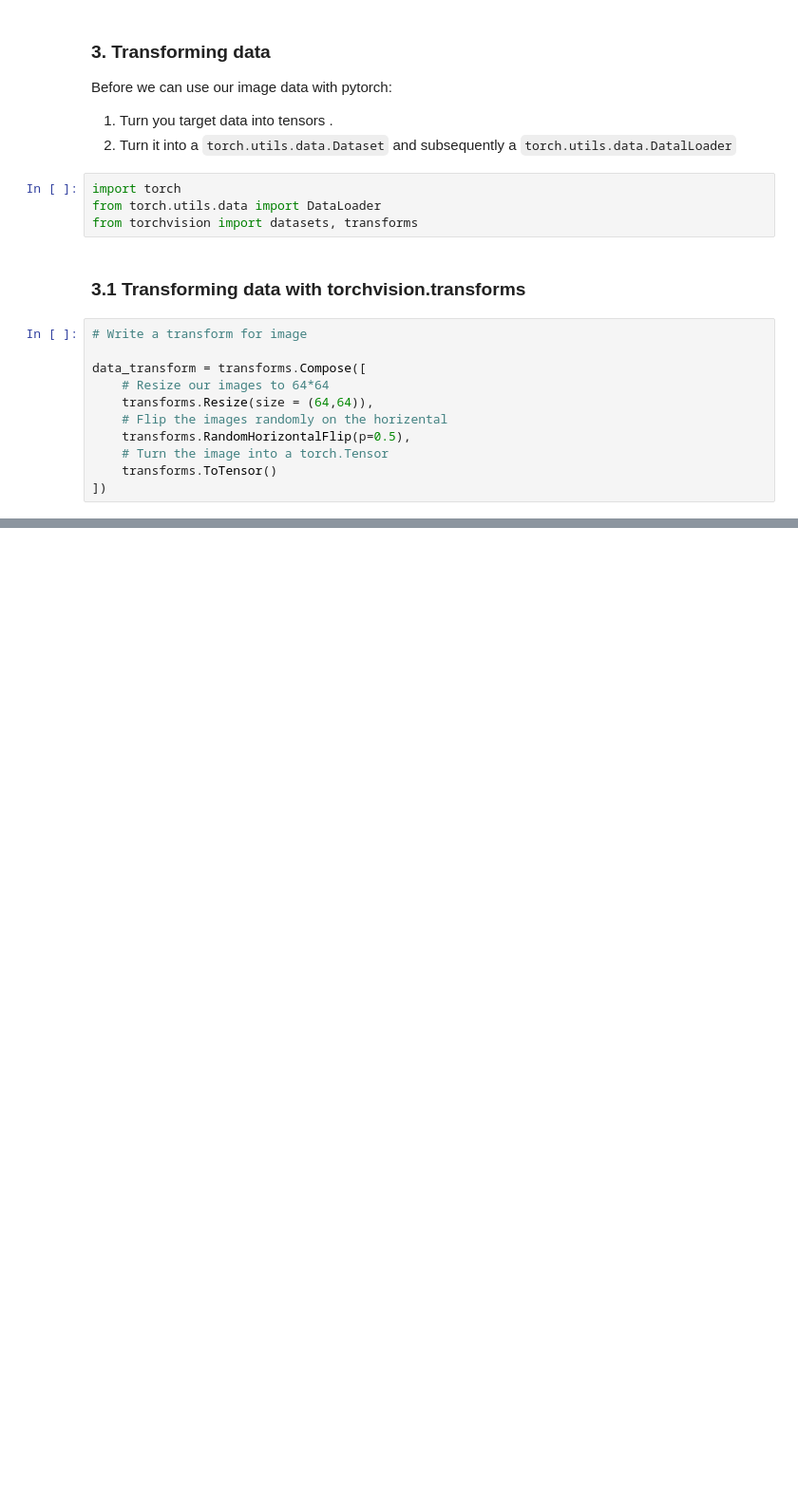
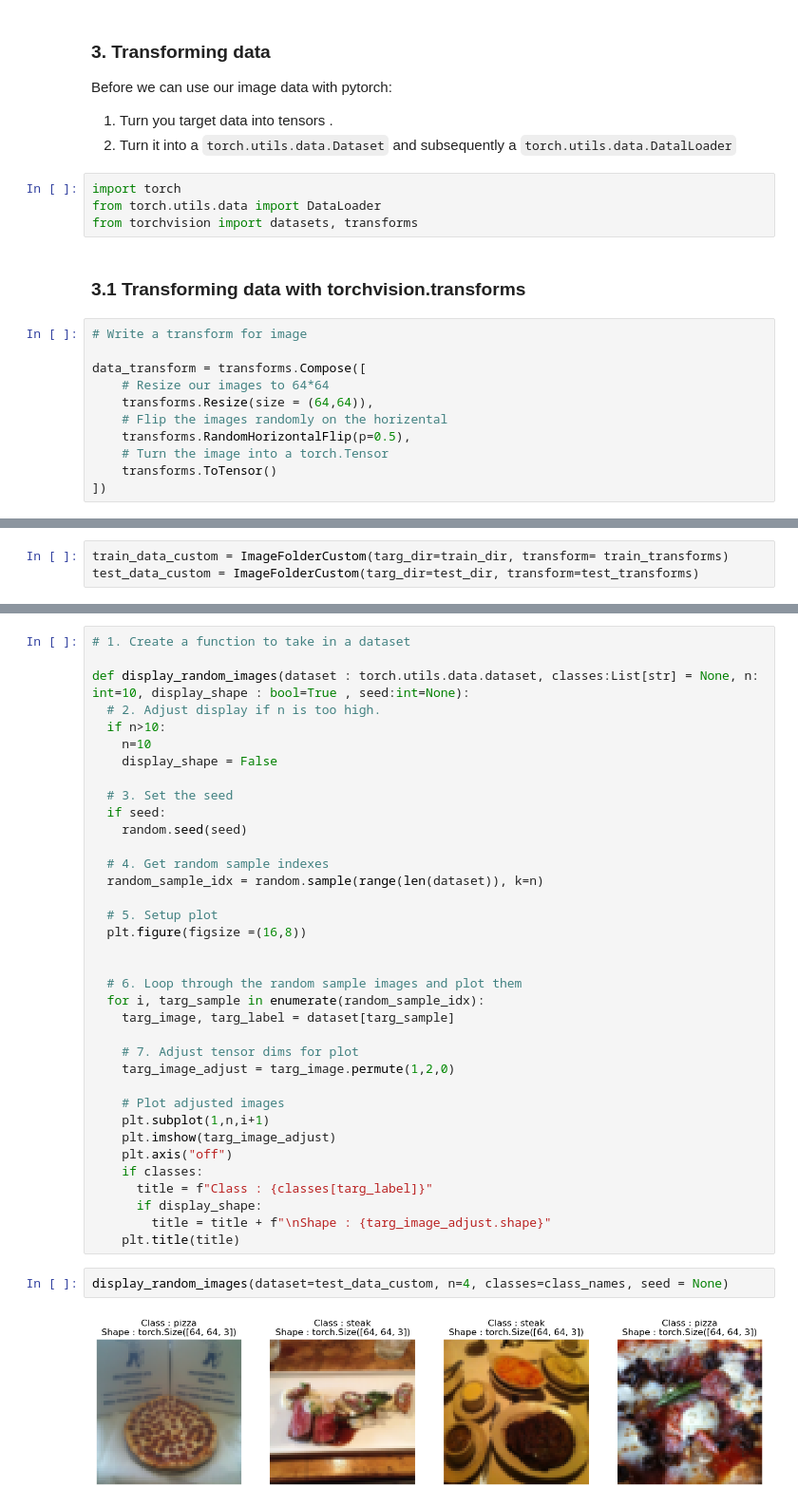
Before and after one commit to pjy0422/pytorch, a Jupyter notebook: pytorch_customdata.ipynb, the cells around one changed output, grey strips where cells are left out. Shown at 95% size. Cells and saved outputs as stored; diff of their text form; blank space fills up the shorter version.

```diff
--- a/pytorch_customdata.ipynb
+++ b/pytorch_customdata.ipynb
@@ -192,0 +389,3 @@ plot_transformed_images(image_paths=image_path_list, transform=data_transform)
+# %%
+train_data_custom = ImageFolderCustom(targ_dir=train_dir, transform= train_transforms)
+test_data_custom = ImageFolderCustom(targ_dir=test_dir, transform=test_transforms)
@@ -192,0 +411,40 @@ plot_transformed_images(image_paths=image_path_list, transform=data_transform)
+# %%
+# 1. Create a function to take in a dataset
+
+def display_random_images(dataset : torch.utils.data.dataset, classes:List[str] = None, n: int=10, display_shape : bool=True , seed:int=None):
+  # 2. Adjust display if n is too high.
+  if n>10:
+    n=10
+    display_shape = False
+
+  # 3. Set the seed
+  if seed:
+    random.seed(seed)
+
+  # 4. Get random sample indexes
+  random_sample_idx = random.sample(range(len(dataset)), k=n)
+
+  # 5. Setup plot
+  plt.figure(figsize =(16,8))
+
+
+  # 6. Loop through the random sample images and plot them
+  for i, targ_sample in enumerate(random_sample_idx):
+    targ_image, targ_label = dataset[targ_sample]
+
+    # 7. Adjust tensor dims for plot
+    targ_image_adjust = targ_image.permute(1,2,0)
+
+    # Plot adjusted images
+    plt.subplot(1,n,i+1)
+    plt.imshow(targ_image_adjust)
+    plt.axis("off")
+    if classes:
+      title = f"Class : {classes[targ_label]}"
+      if display_shape:
+        title = title + f"\nShape : {targ_image_adjust.shape}"
+    plt.title(title)
+# %%
+display_random_images(dataset=test_data_custom, n=4, classes=class_names, seed = None)
+# %% [output]
+[figure, added]
```
Also changed, not shown: parts of 40 cells of this notebook.
